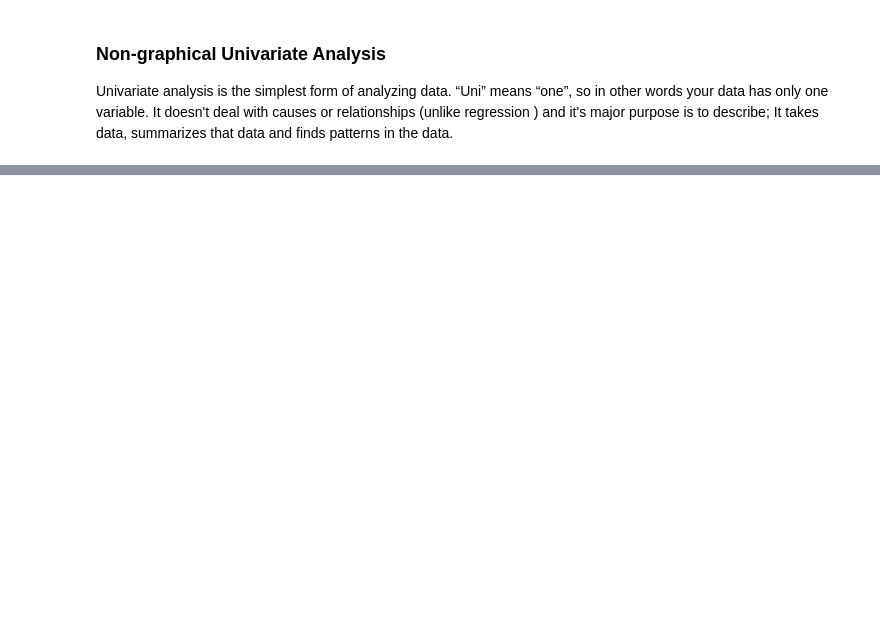
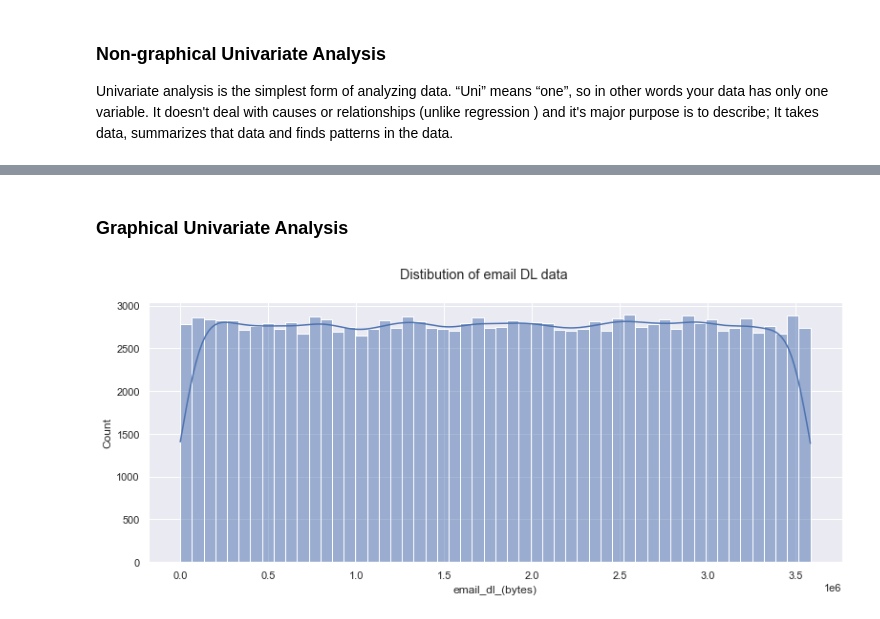
Before and after one commit to Nathnael12/Telecom_data_analysis, a Jupyter notebook: notebooks/data_exploration.ipynb, the cells around one changed output, grey strips where cells are left out. Drawn from its saved outputs; the diff is of its cells as text; code cells hidden in the pictures; blank space fills up the shorter version.

Commit message:
graphical univariate analysis

```diff
--- a/notebooks/data_exploration.ipynb
+++ b/notebooks/data_exploration.ipynb
@@ -456,3 +456,15 @@ quanititative_analysis.describe()
 | 50% | 8.639900e+04 | 2.263567e+06 | 7.812835e+06 | 4.316150e+08 | 2.263554e+07 | 1.826471e+06 | 2.266177e+07 | 4.299865e+08 | 4.968610e+08 |
 | 75% | 1.324300e+05 | 3.159818e+06 | 1.068280e+07 | 6.414159e+08 | 2.929044e+07 | 2.727487e+06 | 2.929260e+07 | 6.399275e+08 | 7.065054e+08 |
 | max | 1.859336e+06 | 4.518036e+06 | 1.552878e+07 | 8.592028e+08 | 4.519815e+07 | 3.650861e+06 | 4.519008e+07 | 8.595209e+08 | 9.559848e+08 |
+# %% [markdown]
+### Graphical Univariate Analysis
+# %%
+numeric_columns = cleaner.get_numerical_columns(cleaned_df)
+numeric_df= cleaned_df[numeric_columns]
+# %%
+sns.set(rc={'figure.figsize':(13,5)})
+sns.histplot(numeric_df["email_dl_(bytes)"],kde=True)
+plt.suptitle("Distibution of email DL data")
+plt.show()
+# %% [output]
+[figure, added]
```
Also changed, not shown: parts of 6 cells of this notebook.
